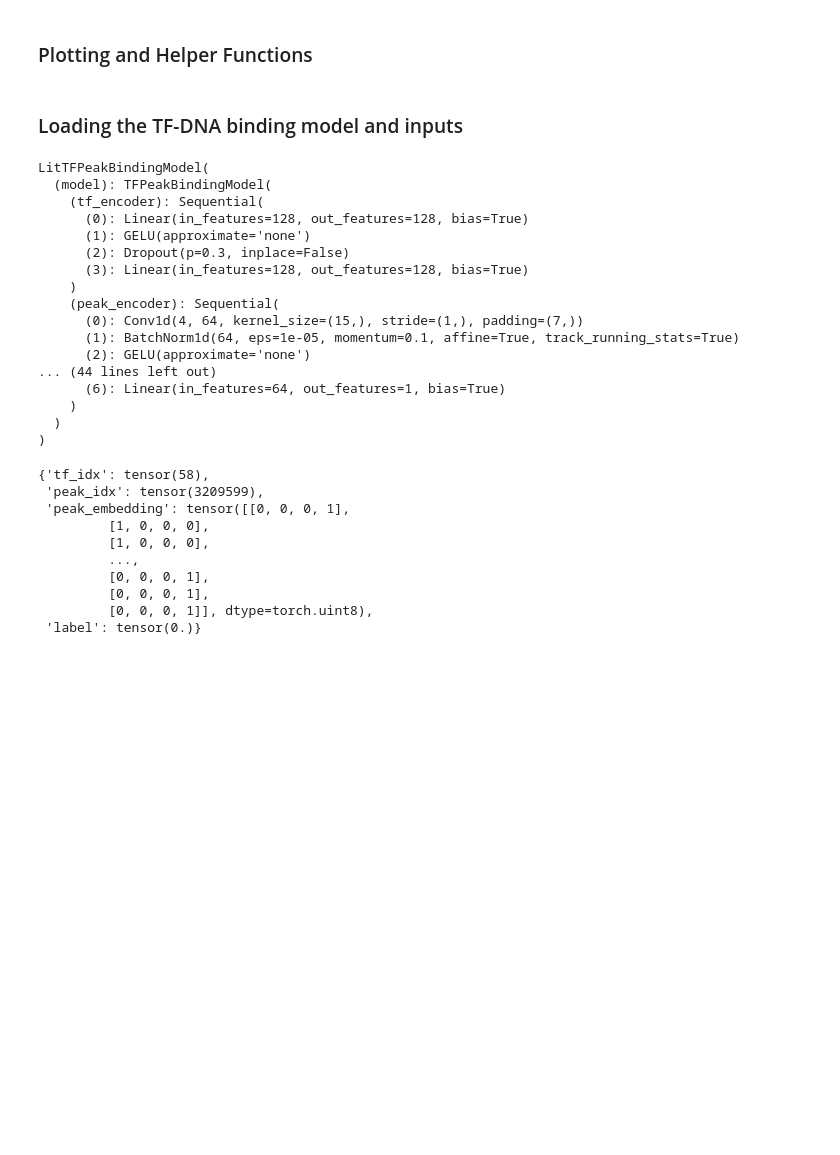
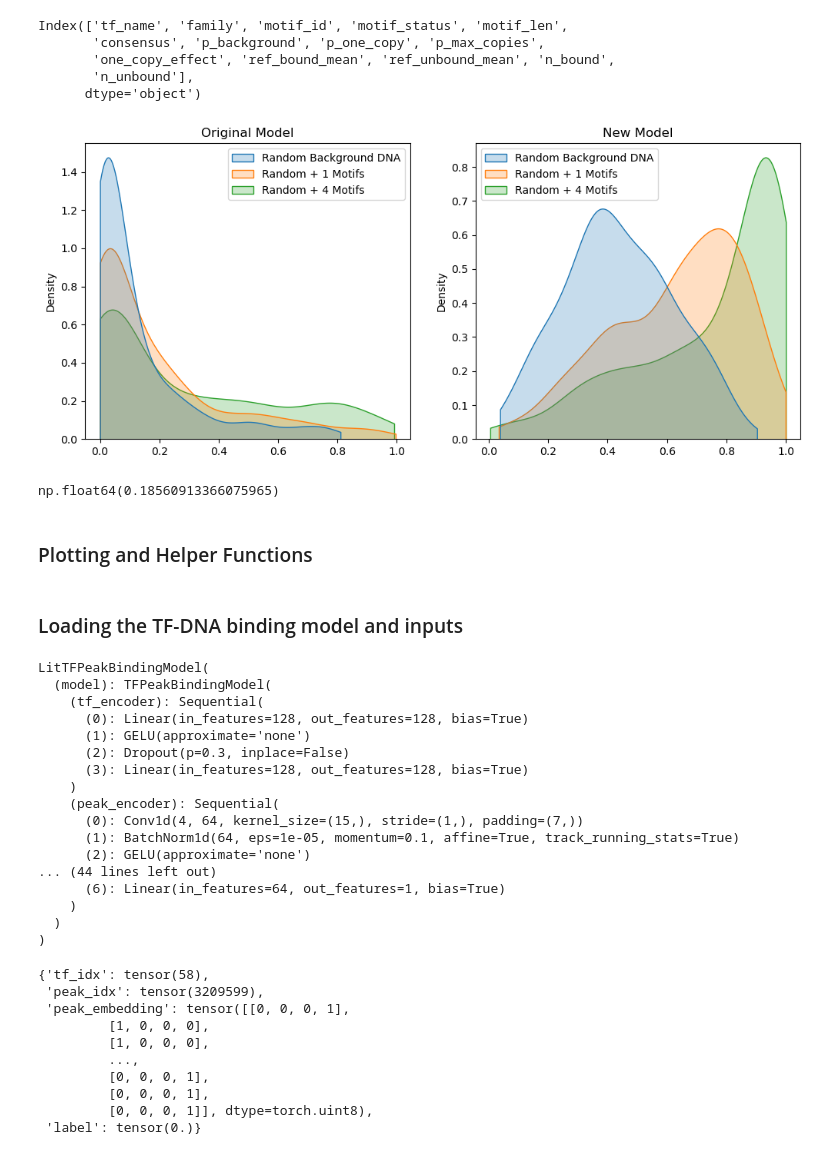
Before and after one commit to emoeller80281/Custom_GRN_Inference, a Jupyter notebook: TETHER/scripts/model_evaluation/explore_tf_dna_model_features.ipynb, the cells around one changed output. Drawn from its saved outputs; the diff is of its cells as text; code cells hidden in the pictures; blank space fills up the shorter version.

```diff
--- a/TETHER/scripts/model_evaluation/explore_tf_dna_model_features.ipynb
+++ b/TETHER/scripts/model_evaluation/explore_tf_dna_model_features.ipynb
@@ -28,6 +28,42 @@ DATA_DIR = PROJECT_DIR.parent / "data"
 CHKPT_DIR = PROJECT_DIR / "checkpoints"
 
 logging.basicConfig(level=logging.INFO, format="%(asctime)s - %(levelname)s - %(message)s")
+# %%
+original_model_df = pd.read_csv(PROJECT_DIR / "new_plots/prediction_landscapes/plotly_tf_dna_landscape_mm10_all_tfs_summary_original.tsv", sep="\t")
+new_model_df = pd.read_csv(PROJECT_DIR / "new_plots/prediction_landscapes/plotly_tf_dna_landscape_mm10_3924586_epoch14_all_tfs_summary.tsv", sep="\t")
+# %%
+original_model_df.columns
+# %% [output]
+Index(['tf_name', 'family', 'motif_id', 'motif_status', 'motif_len',
+       'consensus', 'p_background', 'p_one_copy', 'p_max_copies',
+       'one_copy_effect', 'ref_bound_mean', 'ref_unbound_mean', 'n_bound',
+       'n_unbound'],
+      dtype='object')
+# %%
+new_labels = {
+    "p_background": "Random Background DNA",
+    "p_one_copy": "Random + 1 Motifs",
+    "p_max_copies": "Random + 4 Motifs"
+}
+
+original_model_df.rename(columns=new_labels, inplace=True)
+new_model_df.rename(columns=new_labels, inplace=True)
+
+fig, axes = plt.subplots(nrows=1, ncols=2, figsize=(12, 5))
+sns.kdeplot(original_model_df[new_labels.values()], ax=axes[0], fill=True, cut=0)
+
+axes[0].set_title("Original Model")
+
+sns.kdeplot(new_model_df[list(new_labels.values())], ax=axes[1], fill=True, cut=0)
+axes[1].set_title("New Model")
+
+plt.savefig(PROJECT_DIR / "new_plots" / "tf_dna_binding_evaluation" / "tf_motif_binding_kde.png", dpi=300, bbox_inches="tight")
+# %% [output]
+[figure, added]
+# %%
+new_model_df["Random Background DNA"].std()
+# %% [output]
+np.float64(0.18560913366075965)
 # %% [markdown]
 ### Plotting and Helper Functions
 # %%
```
Also changed, not shown: parts of 15 cells of this notebook, 9 other files.
